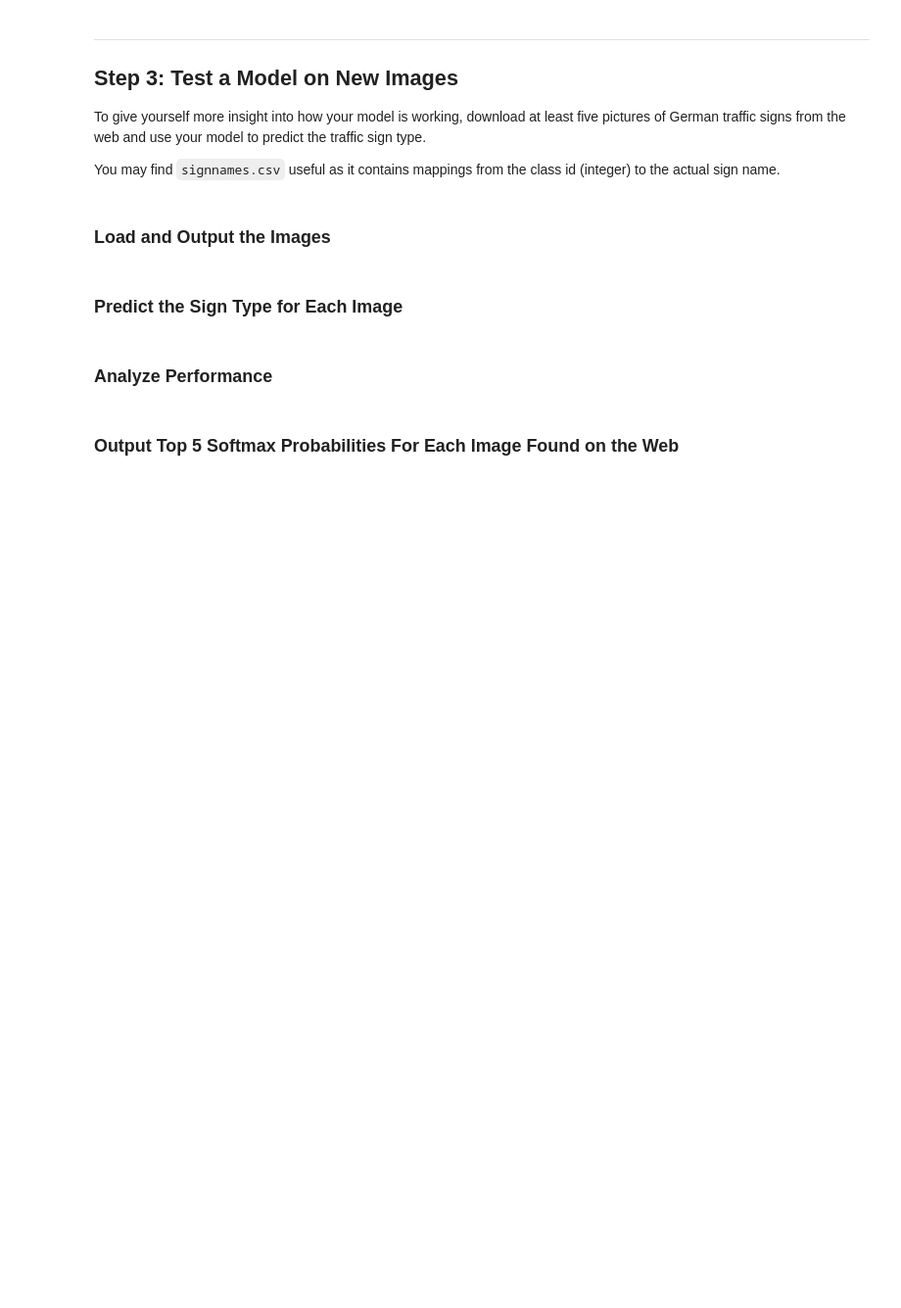
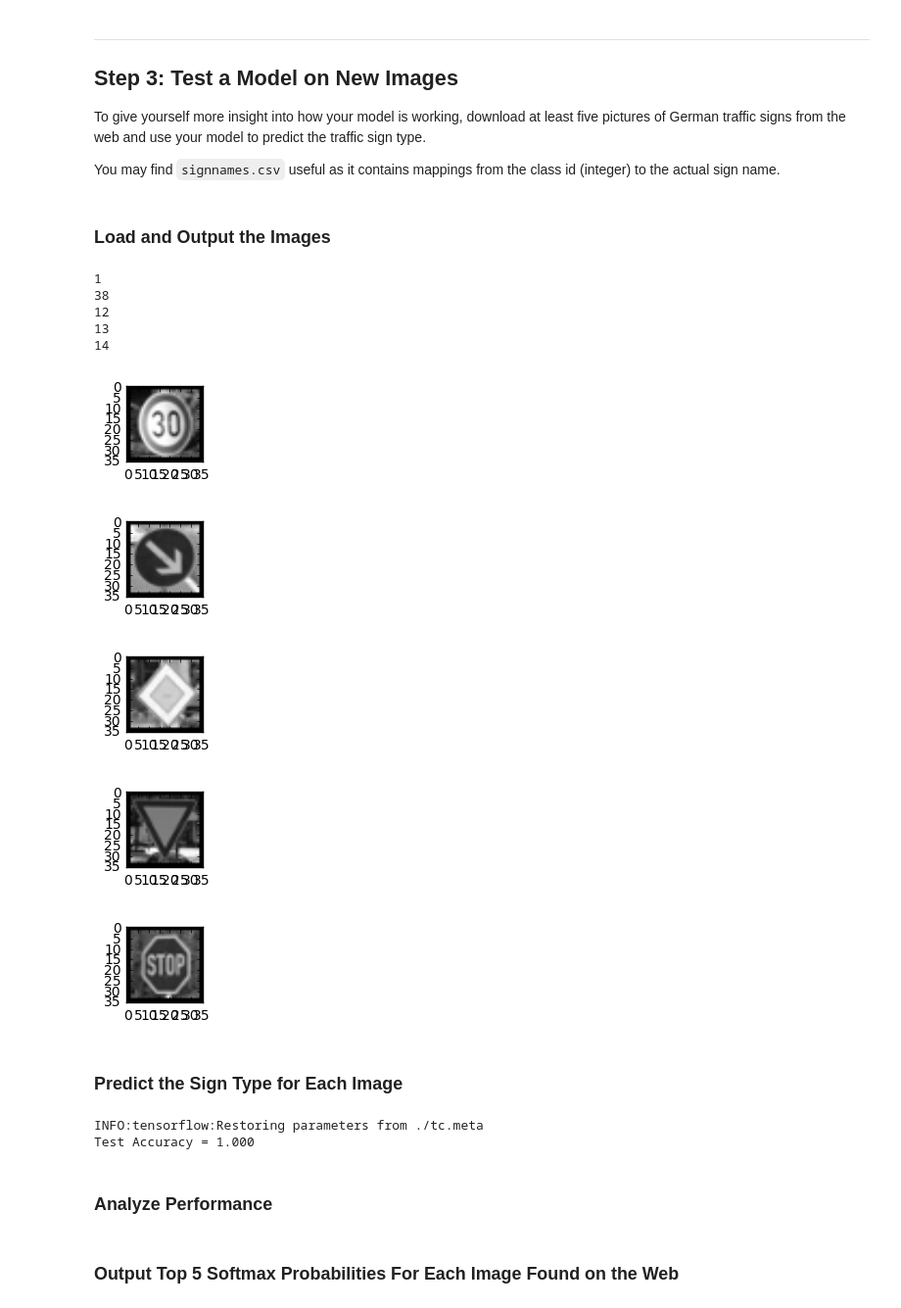
Before and after one commit to igmor/CarND-Traffic-Sign-Classifier-Project, a Jupyter notebook: Traffic_Sign_Classifier.ipynb, the cells around one changed output. Shown: that part at 98% size. Saved outputs shown, nothing was run; the diff lists cells and outputs as text; code cells hidden in the pictures; blank space fills up the shorter version.

```diff
--- a/Traffic_Sign_Classifier.ipynb
+++ b/Traffic_Sign_Classifier.ipynb
@@ -166,24 +158,30 @@ Use the code cell (or multiple code cells, if necessary) to implement the first
 from sklearn.utils import shuffle
 import numpy as np
 
+# normalizing the images, subtracting mean
+# devide by standard deviation with a guard against zero
+def standartize(im):
+    mu = np.mean(im)
+    sd = np.std(im)
+    return (im - mu) / max(sd, 1.0/len(im))
+
 def grayscale(x):
     """Applies the Grayscale transform
     This will return an image with only one color channel
     but NOTE: to see the returned image as grayscale
     (assuming your grayscaled image is called 'gray')
     you should call plt.imshow(gray, cmap='gray')"""
-    return (x - 128.0)/128.0
+    X_grayscaled = np.zeros((len(x), 36, 36, 1))
+    for i in range(len(x)):
+        # perceptually biased greyscale transformation
+        X_grayscaled[i,:,:,0] = 0.21*x[i,:,:,0]+ 0.72*x[i,:,:,1]  + 0.07*x[i,:,:,2]
+        X_grayscaled[i,:,:,0] = standartize(X_grayscaled[i,:,:,0])
+    return X_grayscaled
 
 X_train, y_train = shuffle(X_train, y_train)
-
-for i in range(len(X_train)):
-    img1 = grayscale(X_train[i, :, :, 0])
-    img2 = grayscale(X_train[i, :, :, 1])
-    img3 = grayscale(X_train[i, :, :, 2])
-
-    X_train[i,:,:,0] = img1
-    X_train[i,:,:,1] = img2
-    X_train[i,:,:,2] = img3
+X_traing = grayscale(X_train)
+X_validg = grayscale(X_valid)
+X_testg = grayscale(X_test)
 # %% [markdown]
 ### Model Architecture
 # %%
@@ -250,7 +248,7 @@ def TrafficSignClassiferCnn(x):
 
     return logits
 # %%
-x = tf.placeholder(tf.float32, (None, 36, 36, 3))
+x = tf.placeholder(tf.float32, (None, 36, 36, 1))
 y = tf.placeholder(tf.int32, (None))
 one_hot_y = tf.one_hot(y, 43)
 # %%
@@ -334,2 +411,24 @@ You may find `signnames.csv` useful as it contains mappings from the class id (i
+# %%
+import random
+import numpy as np
+import matplotlib.pyplot as plt
+%matplotlib inline
+
+for i in range(len(X_fivetestg)):
+    plt.figure(figsize=(1,1))
+    plt.imshow(X_fivetestg[i,:,:,0],  cmap='gray')
+
+    print(y_fivetest[i])
+# %% [output]
+1
+38
+12
+13
+14
+[figure, added]
+[figure, added]
+[figure, added]
+[figure, added]
+[figure, added]
 # %% [markdown]
 ### Predict the Sign Type for Each Image
@@ -337,6 +438,24 @@ You may find `signnames.csv` useful as it contains mappings from the class id (i
 ### Run the predictions here and use the model to output the prediction for each image.
 ### Make sure to pre-process the images with the same pre-processing pipeline used earlier.
 ### Feel free to use as many code cells as needed.
+
+# Evaluate the model on a validation set
+import tensorflow as tf
+
+correct_prediction = tf.equal(tf.argmax(logits, 1), tf.argmax(one_hot_y, 1))
+accuracy_operation = tf.reduce_mean(tf.cast(correct_prediction, tf.float32))
+
+# training pipeline
+
+with tf.Session() as session:
+    session.run(tf.global_variables_initializer())
+    saver.restore(session, tf.train.latest_checkpoint('.'))
+
+    accuracy = session.run(accuracy_operation, feed_dict={x: X_fivetestg, y: y_fivetest})
+    print("Test Accuracy = {:.3f}".format(accuracy))
+# %% [output]
+INFO:tensorflow:Restoring parameters from ./tc.meta
+Test Accuracy = 1.000
 # %% [markdown]
 ### Analyze Performance
 # %%
```
Also changed, not shown: parts of 13 cells of this notebook, 15 other files.
